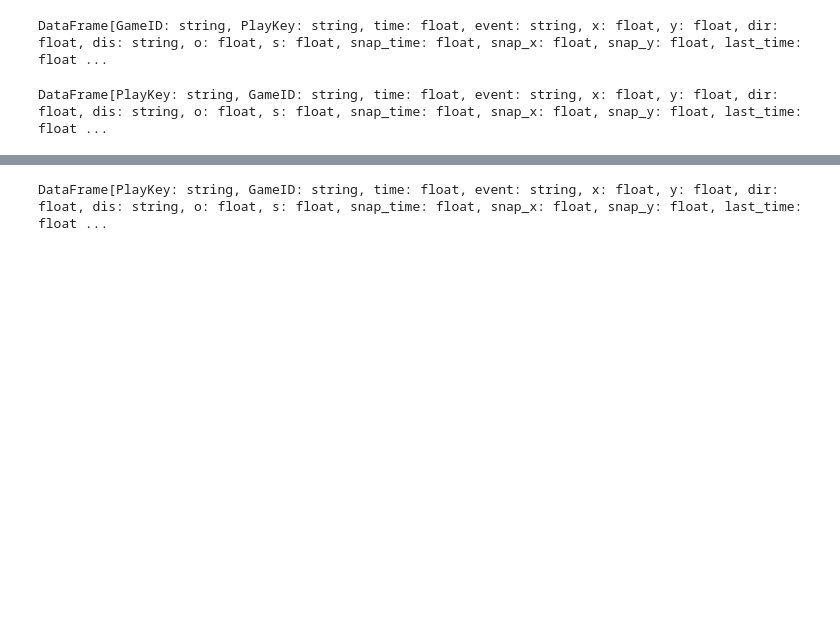
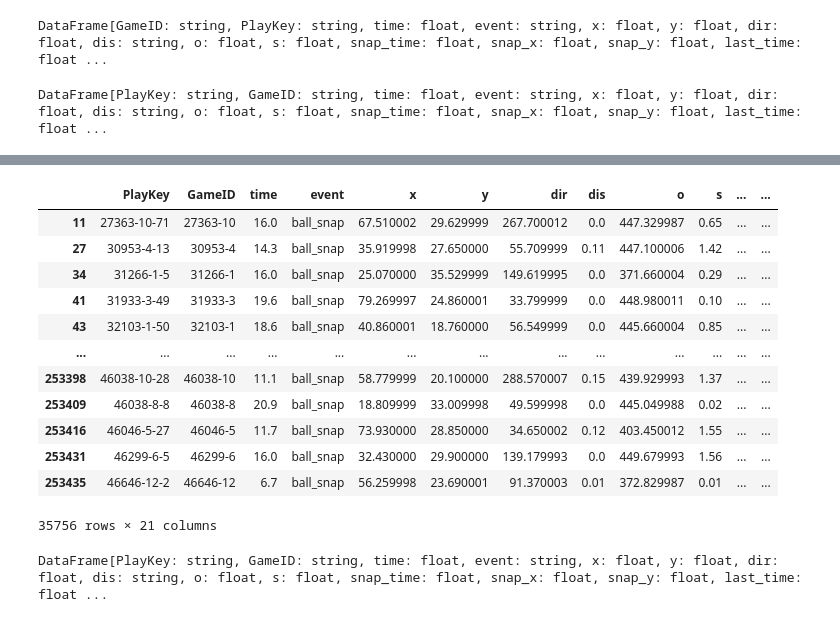
Before and after one commit to cwingho/NFL_Analytics, a Jupyter notebook: brian/play_track_data_analysis.ipynb, the cells around one changed output, grey strips where cells are left out. Saved outputs shown, nothing was run; the diff lists cells and outputs as text; code cells hidden in the pictures; blank space fills up the shorter version.

```diff
--- a/brian/play_track_data_analysis.ipynb
+++ b/brian/play_track_data_analysis.ipynb
@@ -203,3 +228,19 @@ DataFrame[PlayKey: string, GameID: string, time: float, event: string, x: float,
+# %%
+pd.query('o > 360')
+# %% [output]
+|  | PlayKey | GameID | time | event | x | y | dir | dis | o | s | ... | ... |
+| 11 | 27363-10-71 | 27363-10 | 16.0 | ball_snap | 67.510002 | 29.629999 | 267.700012 | 0.0 | 447.329987 | 0.65 | ... | ... |
+| 27 | 30953-4-13 | 30953-4 | 14.3 | ball_snap | 35.919998 | 27.650000 | 55.709999 | 0.11 | 447.100006 | 1.42 | ... | ... |
+| 34 | 31266-1-5 | 31266-1 | 16.0 | ball_snap | 25.070000 | 35.529999 | 149.619995 | 0.0 | 371.660004 | 0.29 | ... | ... |
+| 41 | 31933-3-49 | 31933-3 | 19.6 | ball_snap | 79.269997 | 24.860001 | 33.799999 | 0.0 | 448.980011 | 0.10 | ... | ... |
+| 43 | 32103-1-50 | 32103-1 | 18.6 | ball_snap | 40.860001 | 18.760000 | 56.549999 | 0.0 | 445.660004 | 0.85 | ... | ... |
+| ... | ... | ... | ... | ... | ... | ... | ... | ... | ... | ... | ... | ... |
+| 253398 | 46038-10-28 | 46038-10 | 11.1 | ball_snap | 58.779999 | 20.100000 | 288.570007 | 0.15 | 439.929993 | 1.37 | ... | ... |
+| 253409 | 46038-8-8 | 46038-8 | 20.9 | ball_snap | 18.809999 | 33.009998 | 49.599998 | 0.0 | 445.049988 | 0.02 | ... | ... |
+| 253416 | 46046-5-27 | 46046-5 | 11.7 | ball_snap | 73.930000 | 28.850000 | 34.650002 | 0.12 | 403.450012 | 1.55 | ... | ... |
+| 253431 | 46299-6-5 | 46299-6 | 16.0 | ball_snap | 32.430000 | 29.900000 | 139.179993 | 0.0 | 449.679993 | 1.56 | ... | ... |
+| 253435 | 46646-12-2 | 46646-12 | 6.7 | ball_snap | 56.259998 | 23.690001 | 91.370003 | 0.01 | 372.829987 | 0.01 | ... | ... |
+35756 rows × 21 columns
 # %%
 #load injury data
 injury = spark.read.option("header",True).csv('../in/InjuryRecord.csv')
```
Also changed, not shown: parts of 7 cells of this notebook, 2 other files.
